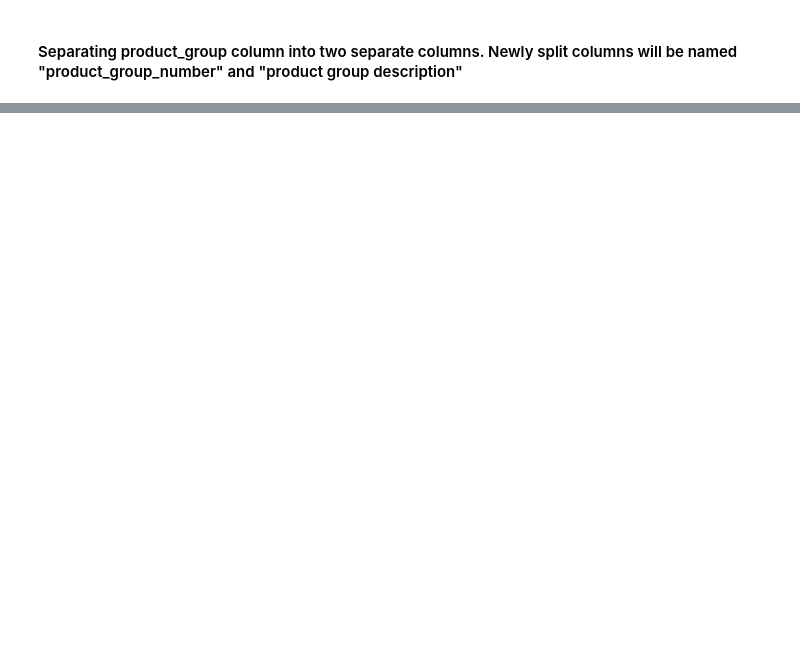
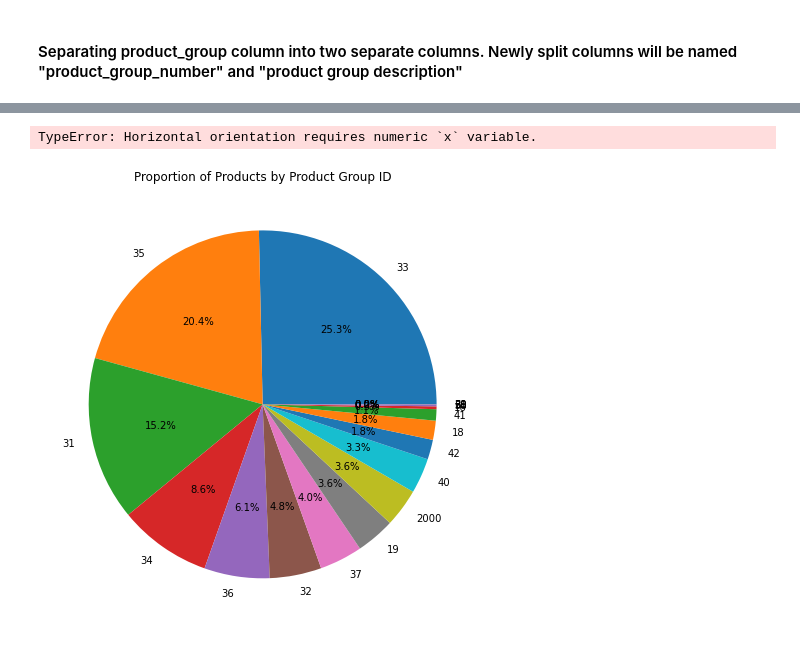
Before and after one commit to aleksandarkling/OBETAWarehousingAnalyticsProject, a Jupyter notebook: Step 1 - Preparing Data/product_data.ipynb, the cells around one changed output, grey strips where cells are left out. Saved outputs shown, nothing was run; the diff lists cells and outputs as text; code cells hidden in the pictures; blank space fills up the shorter version.

```diff
--- a/Step 1 - Preparing Data/product_data.ipynb
+++ b/Step 1 - Preparing Data/product_data.ipynb
@@ -213,0 +243,15 @@ r
+# %%
+import seaborn as sns
+
+sns.boxplot(data=df_nan, x='product_group_id')
+plt.title('Box Plot of Product Group ID')
+plt.show()
+# %% [output]
+TypeError: Horizontal orientation requires numeric `x` variable.
+# %%
+df_nan['product_group_id'].value_counts().plot(kind='pie', autopct='%1.1f%%', figsize=(8, 8))
+plt.title('Proportion of Products by Product Group ID')
+plt.ylabel('')  # Hide y-axis label
+plt.show()
+# %% [output]
+[figure, added]
```
Also changed, not shown: parts of 68 cells of this notebook.
